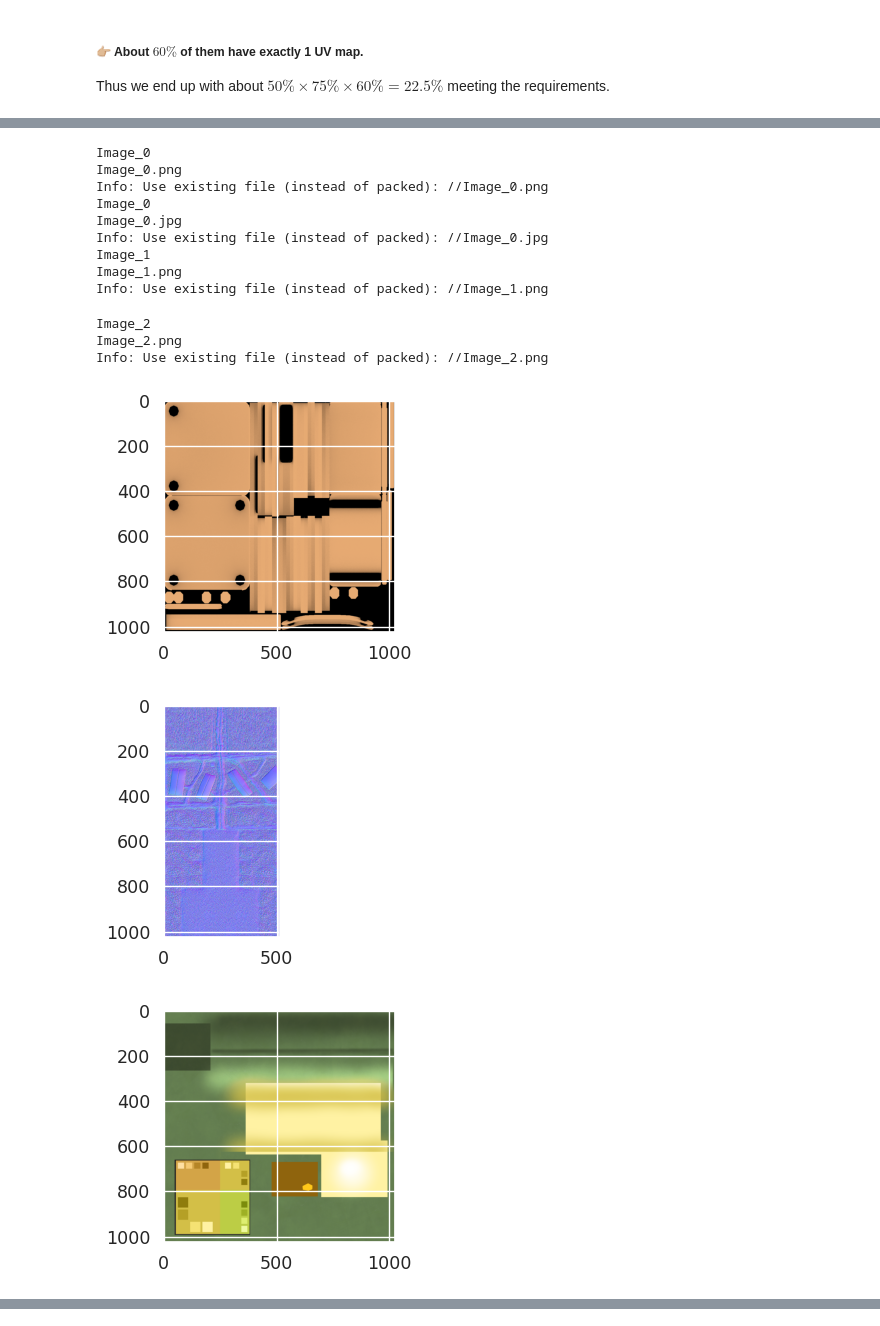
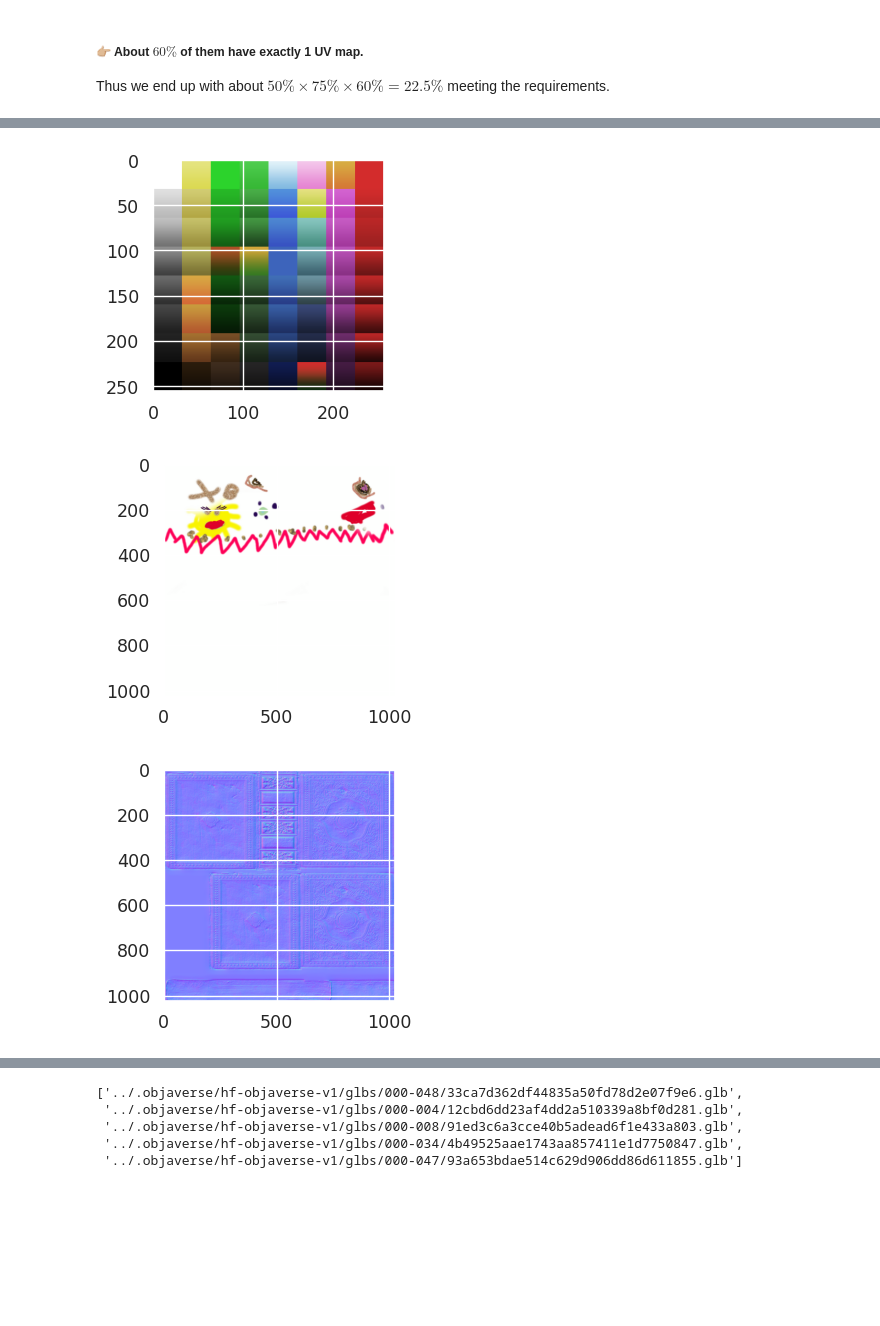
Before and after one commit to MrPio/Texture-Anything, a Jupyter notebook: 2-objects_filtering/2.1-Filter_Textures.ipynb, the cells around one changed output, grey strips where cells are left out. Cells and saved outputs as stored; diff of their text form; code cells hidden in the pictures; blank space fills up the shorter version.

```diff
--- a/2-objects_filtering/2.1-Filter_Textures.ipynb
+++ b/2-objects_filtering/2.1-Filter_Textures.ipynb
@@ -42,7 +42,7 @@ Let's check the number of meshes per GLB file first.
 # %%
 num_meshes = []
 random.seed=42
-indexes = random.choices(range(len(paths)), k=100)
+indexes = random.choices(range(len(paths)), k=30)
 for i in tqdm(indexes):
     load_glb(paths_glb[i])
     num_meshes.append(get_scene_stats()['mesh_count'])
@@ -94,11 +94,12 @@ Thus we end up with about $50\% \times 75\% \times 60\% = 22.5\%$ meeting the re
 # %%
 glbs_with_1_mesh_and_1_uv_and_1_tex = [
     x for i, x in enumerate(glbs_with_1_mesh_and_1_uv) if num_textures[i] == 1]
-for glb in tqdm(glbs_with_1_mesh_and_1_uv_and_1_tex[::4]):
+for glb in tqdm(glbs_with_1_mesh_and_1_uv_and_1_tex[::]):
     load_glb(glb)
     textures = get_textures()
     _, ax = plt.subplots(figsize=(3,  3))
     for i,tex in enumerate(textures):
         ax.imshow(tex)
 plt.show()
+glbs_with_1_mesh_and_1_uv_and_1_tex
 # %% [output]
@@ -114,15 +106,3 @@ Info: Use existing file (instead of packed): //Image_1.png
-Image_0
-Image_0.png
-Info: Use existing file (instead of packed): //Image_0.png
-Image_0
-Image_0.jpg
-Info: Use existing file (instead of packed): //Image_0.jpg
-Image_1
-Image_1.png
-Info: Use existing file (instead of packed): //Image_1.png
-Image_2
-Image_2.png
-Info: Use existing file (instead of packed): //Image_2.png
-[figure, old version]
+[figure, new version]
-[figure, old version]
+[figure, new version]
-[figure, old version]
+[figure, new version]
@@ -129,0 +111,5 @@ Info: Use existing file (instead of packed): //Image_2.png
+['../.objaverse/hf-objaverse-v1/glbs/000-048/33ca7d362df44835a50fd78d2e07f9e6.glb',
+ '../.objaverse/hf-objaverse-v1/glbs/000-004/12cbd6dd23af4dd2a510339a8bf0d281.glb',
+ '../.objaverse/hf-objaverse-v1/glbs/000-008/91ed3c6a3cce40b5adead6f1e433a803.glb',
+ '../.objaverse/hf-objaverse-v1/glbs/000-034/4b49525aae1743aa857411e1d7750847.glb',
+ '../.objaverse/hf-objaverse-v1/glbs/000-047/93a653bdae514c629d906dd86d611855.glb']
```
Also changed, not shown: parts of 2 cells of this notebook, 4 other files.
